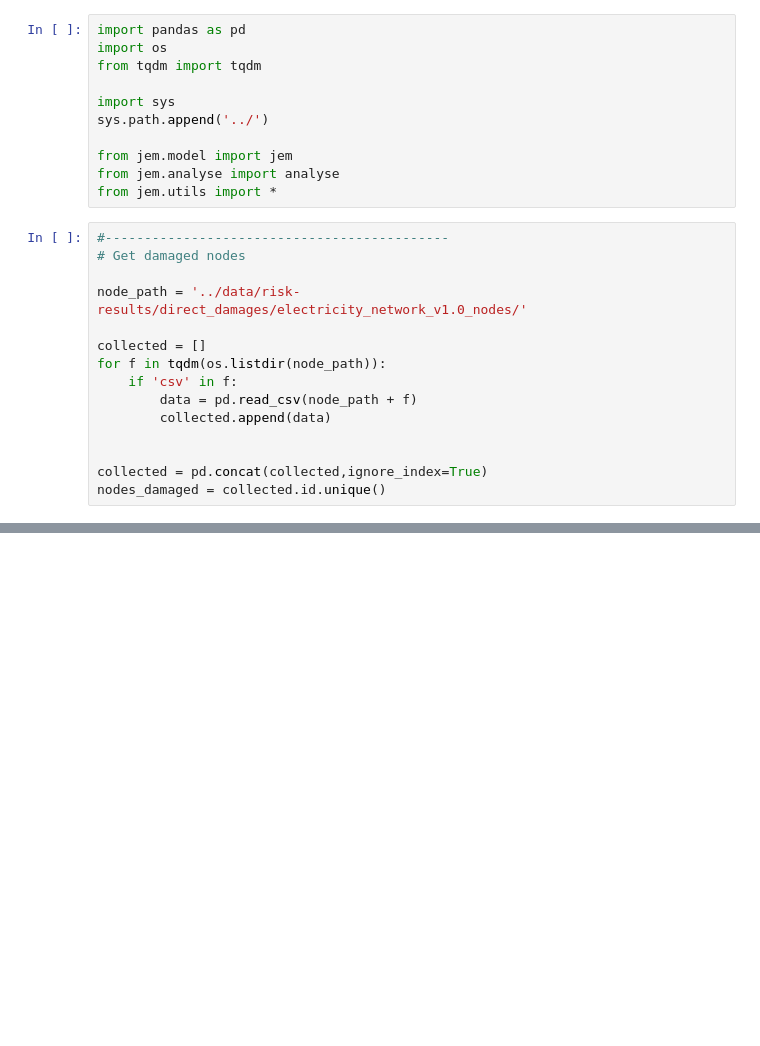
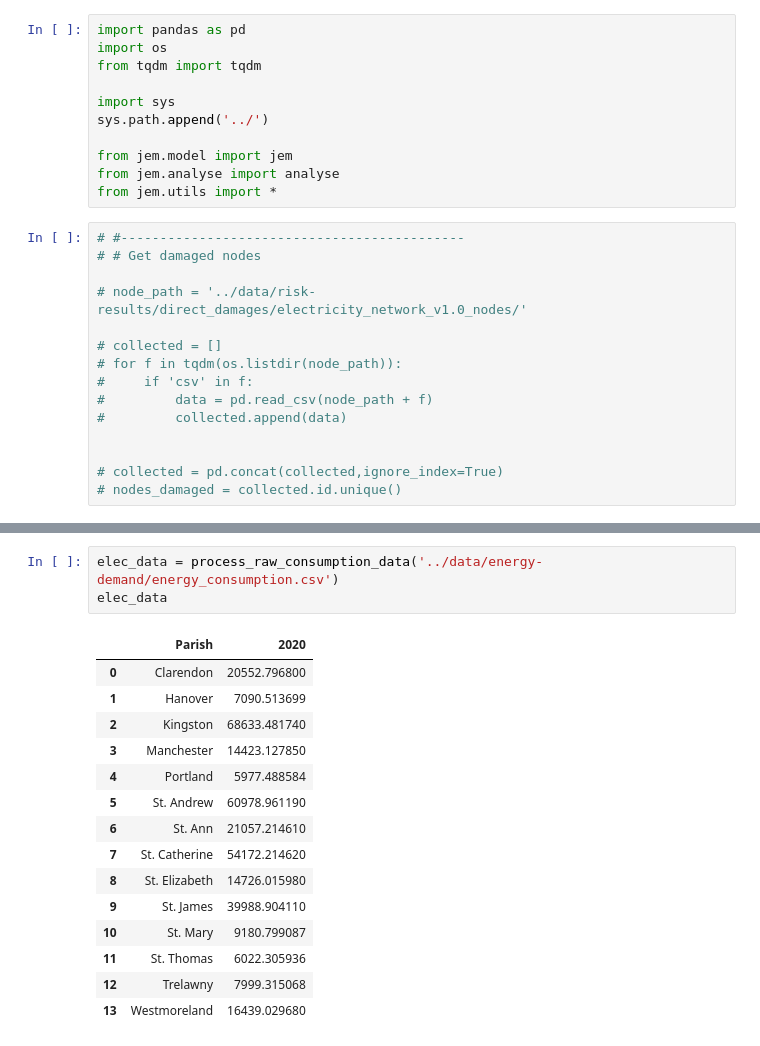
Before and after one commit to nismod/JEM, a Jupyter notebook: notebook/jem-demo.ipynb, the cells around one changed output, grey strips where cells are left out. Cells and saved outputs as stored; diff of their text form; blank space fills up the shorter version.

```diff
--- a/notebook/jem-demo.ipynb
+++ b/notebook/jem-demo.ipynb
@@ -10,17 +10,17 @@ from jem.model import jem
 from jem.analyse import analyse
 from jem.utils import *
 # %%
-#--------------------------------------------
-# Get damaged nodes
+# #--------------------------------------------
+# # Get damaged nodes
 
-node_path = '../data/risk-results/direct_damages/electricity_network_v1.0_nodes/'
+# node_path = '../data/risk-results/direct_damages/electricity_network_v1.0_nodes/'
 
-collected = []
-for f in tqdm(os.listdir(node_path)):
-    if 'csv' in f:
-        data = pd.read_csv(node_path + f)
-        collected.append(data)
+# collected = []
+# for f in tqdm(os.listdir(node_path)):
+#     if 'csv' in f:
+#         data = pd.read_csv(node_path + f)
+#         collected.append(data)
 
 
-collected = pd.concat(collected,ignore_index=True)
-nodes_damaged = collected.id.unique()
+# collected = pd.concat(collected,ignore_index=True)
+# nodes_damaged = collected.id.unique()
@@ -100,0 +145,19 @@ DriverError: ../data/spatial/infrasim-network/version_1.0/nodes_component_1.shp:
+# %%
+elec_data = process_raw_consumption_data('../data/energy-demand/energy_consumption.csv')
+elec_data
+# %% [output]
+|  | Parish | 2020 |
+| 0 | Clarendon | 20552.796800 |
+| 1 | Hanover | 7090.513699 |
+| 2 | Kingston | 68633.481740 |
+| 3 | Manchester | 14423.127850 |
+| 4 | Portland | 5977.488584 |
+| 5 | St. Andrew | 60978.961190 |
+| 6 | St. Ann | 21057.214610 |
+| 7 | St. Catherine | 54172.214620 |
+| 8 | St. Elizabeth | 14726.015980 |
+| 9 | St. James | 39988.904110 |
+| 10 | St. Mary | 9180.799087 |
+| 11 | St. Thomas | 6022.305936 |
+| 12 | Trelawny | 7999.315068 |
+| 13 | Westmoreland | 16439.029680 |
```
Also changed, not shown: parts of 13 cells of this notebook, 10 other files.
